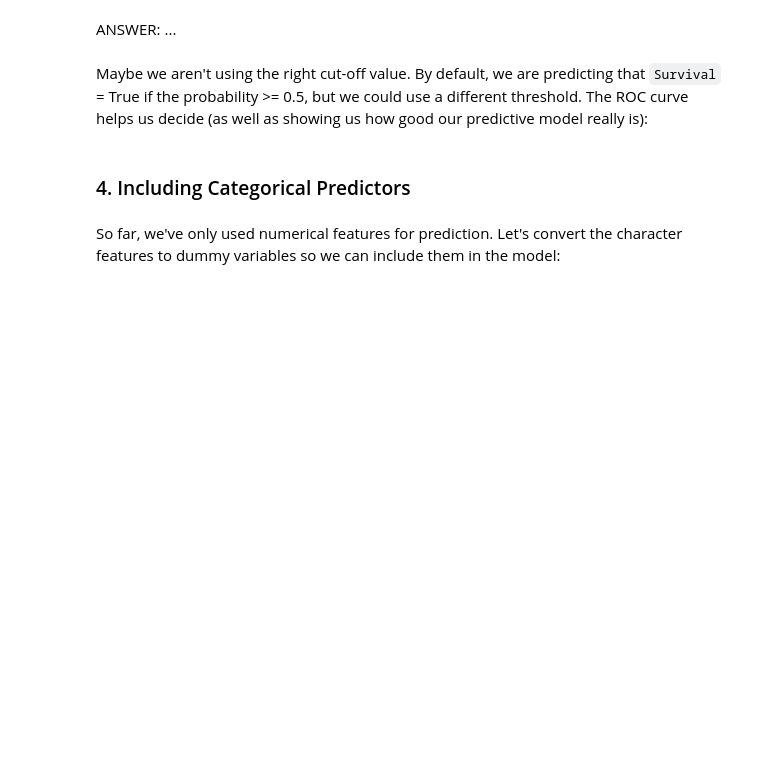
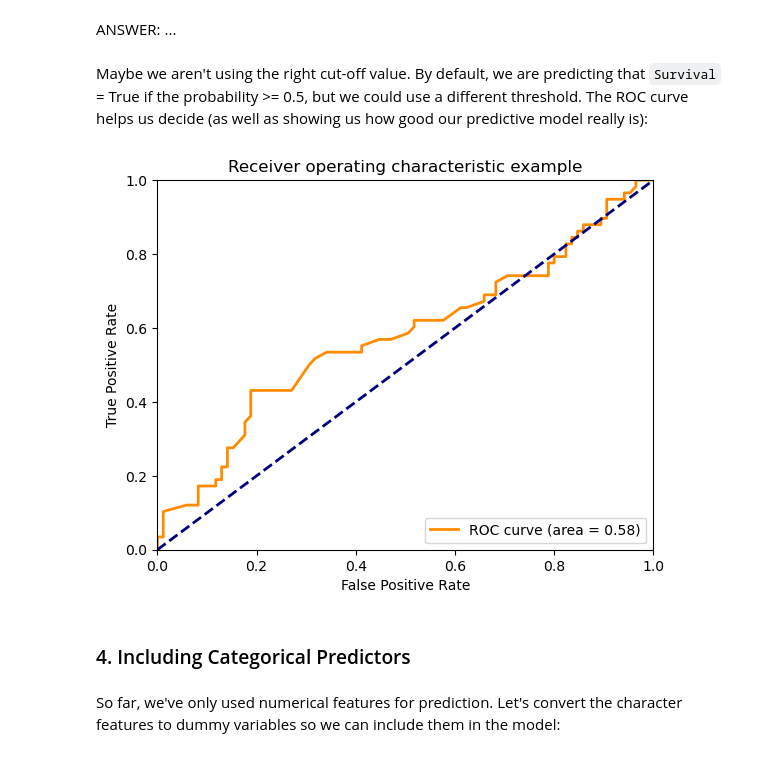
Before and after one commit to evankerivan/IOD, a Jupyter notebook: module5/Lab 5/IOD_Lab_5_1.ipynb, the cells around one changed output. Cells and saved outputs as stored; diff of their text form; code cells hidden in the pictures; blank space fills up the shorter version.

```diff
--- a/module5/Lab 5/IOD_Lab_5_1.ipynb
+++ b/module5/Lab 5/IOD_Lab_5_1.ipynb
@@ -250,26 +254,28 @@ ANSWER: ...
 Maybe we aren't using the right cut-off value. By default, we are predicting that `Survival` = True if the probability >= 0.5, but we could use a different threshold. The ROC curve helps us decide (as well as showing us how good our predictive model really is):
 # %%
 # Generate the prediction values for each of the test observations using predict_proba() function rather than just predict
-preds = logreg.predict_proba(X_test)[:,1]
+preds = model.predict_proba(X_test)[:,1]
 
 # Store the false positive rate(fpr), true positive rate (tpr) in vectors for use in the graph
 fpr, tpr, _ = metrics.roc_curve(y_test, preds)
 
 # Store the Area Under the Curve (AUC) so we can annotate our graph with this metric
 roc_auc = metrics.auc(fpr, tpr)
 
 # Plot the ROC Curve
 plt.figure()
 lw = 2
 plt.plot(fpr, tpr, color='darkorange', lw = lw, label = 'ROC curve (area = %0.2f)' % roc_auc)
 plt.plot([0, 1], [0, 1], color = 'navy', lw = lw, linestyle = '--')
 plt.xlim([0.0, 1.0])
 plt.ylim([0.0, 1.0])
 plt.xlabel('False Positive Rate')
 plt.ylabel('True Positive Rate')
 plt.title('Receiver operating characteristic example')
 plt.legend(loc = "lower right")
 plt.show()
+# %% [output]
+[figure, added]
 # %% [markdown]
 ### 4. Including Categorical Predictors
 # %% [markdown]
```
Also changed, not shown: parts of 9 cells of this notebook, 12 other files.
